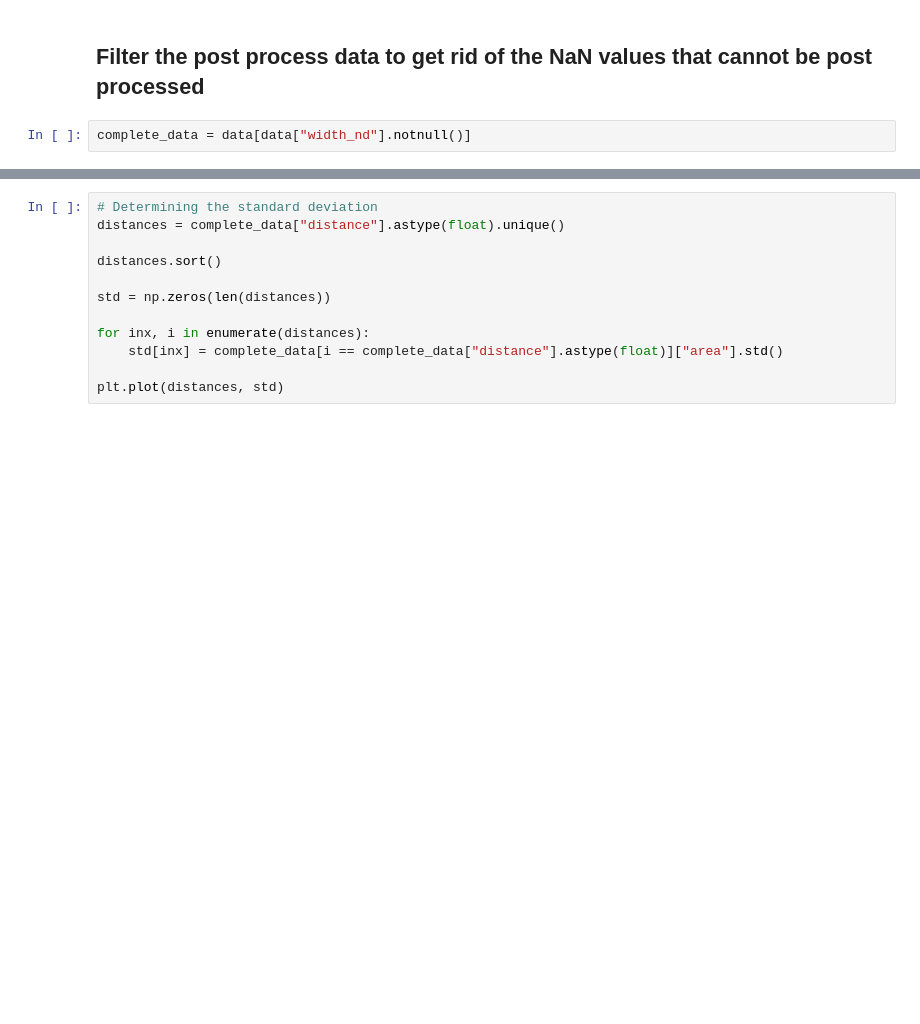
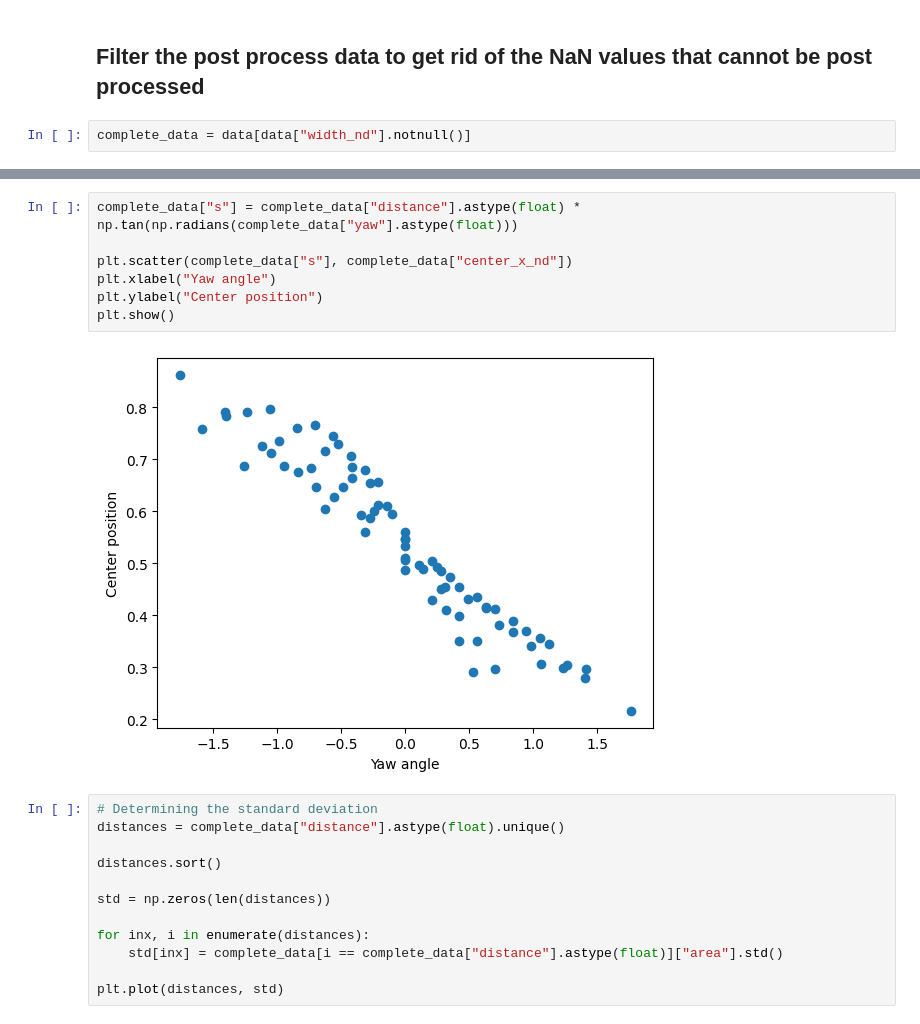
Before and after one commit to uos-autonomous-uav-formation/analytical-model-for-pixel-relation, a Jupyter notebook: pixel_relation.ipynb, the cells around one changed output, grey strips where cells are left out. Saved outputs shown, nothing was run; the diff lists cells and outputs as text; blank space fills up the shorter version.

```diff
--- a/pixel_relation.ipynb
+++ b/pixel_relation.ipynb
@@ -92,3 +112,12 @@ plt.show()
+# %%
+complete_data["s"] = complete_data["distance"].astype(float) * np.tan(np.radians(complete_data["yaw"].astype(float)))
+
+plt.scatter(complete_data["s"], complete_data["center_x_nd"])
+plt.xlabel("Yaw angle")
+plt.ylabel("Center position")
+plt.show()
+# %% [output]
+[figure, added]
 # %%
 # Determining the standard deviation
 distances = complete_data["distance"].astype(float).unique()
```
Also changed, not shown: parts of 5 cells of this notebook.
